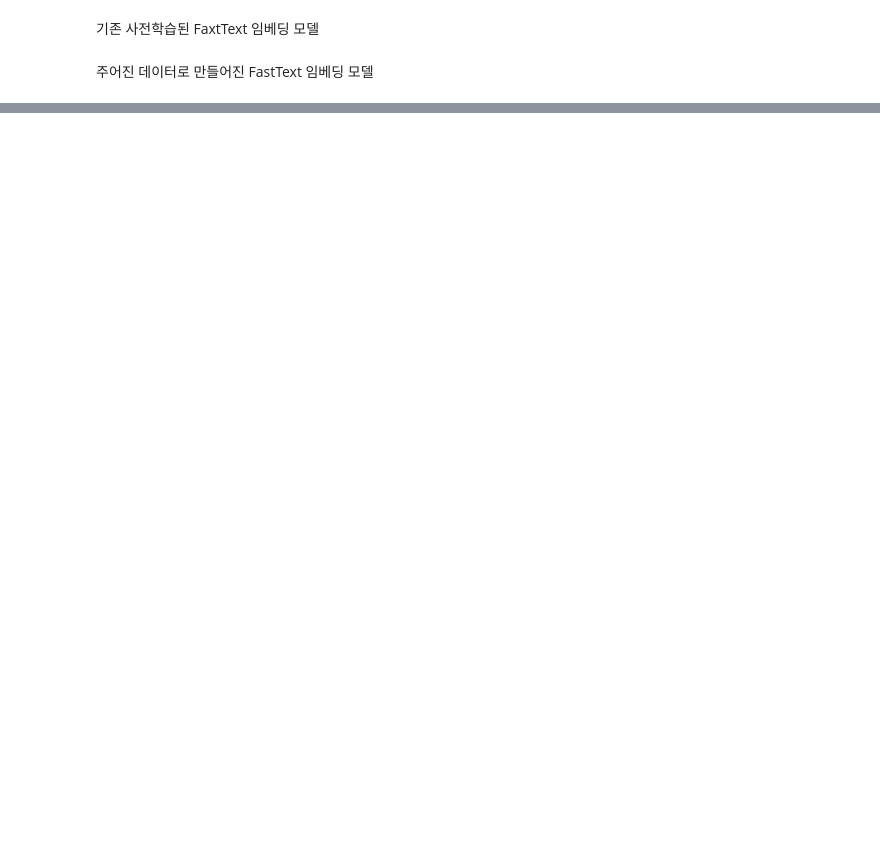
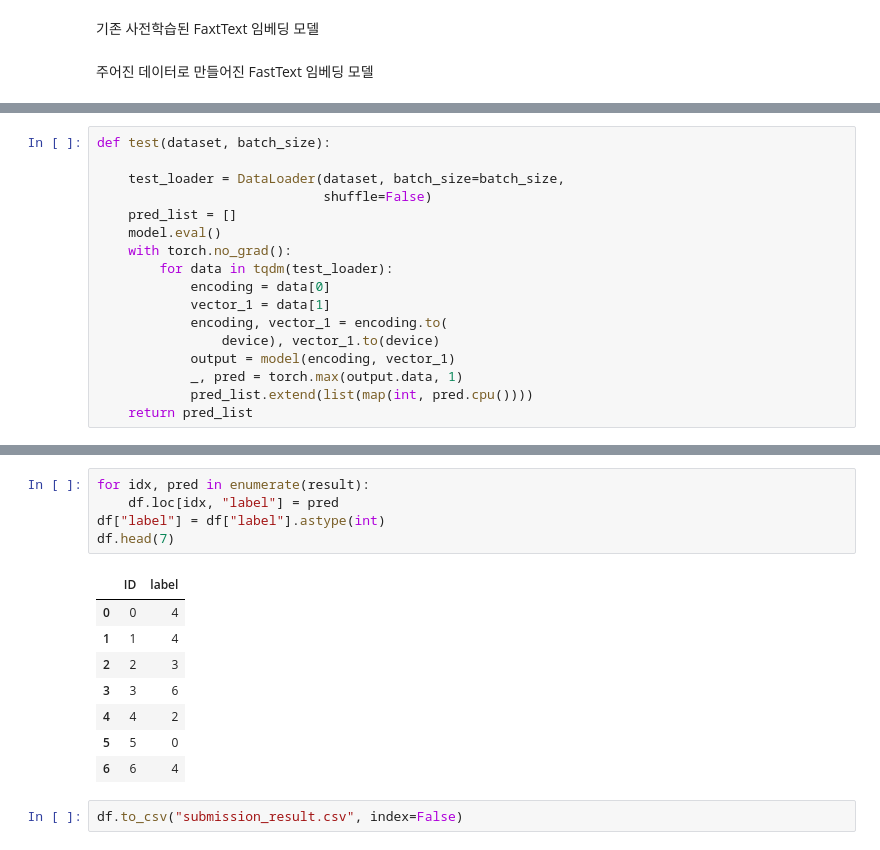
Before and after one commit to HDmoonSir/AIdevTeamD, a Jupyter notebook: [5기-A]이의진/2_korean/korean.ipynb, the cells around one changed output, grey strips where cells are left out. Cells and saved outputs as stored; diff of their text form; blank space fills up the shorter version.

```diff
--- a/[5기-A]이의진/2_korean/korean.ipynb
+++ b/[5기-A]이의진/2_korean/korean.ipynb
@@ -524,0 +596,17 @@ Epoch: 1 - Validation accuracy: 67.43189470462198
+# %%
+def test(dataset, batch_size):
+
+    test_loader = DataLoader(dataset, batch_size=batch_size,
+                             shuffle=False)
+    pred_list = []
+    model.eval()
+    with torch.no_grad():
+        for data in tqdm(test_loader):
+            encoding = data[0]
+            vector_1 = data[1]
+            encoding, vector_1 = encoding.to(
+                device), vector_1.to(device)
+            output = model(encoding, vector_1)
+            _, pred = torch.max(output.data, 1)
+            pred_list.extend(list(map(int, pred.cpu())))
+    return pred_list
@@ -524,0 +637,16 @@ Epoch: 1 - Validation accuracy: 67.43189470462198
+# %%
+for idx, pred in enumerate(result):
+    df.loc[idx, "label"] = pred
+df["label"] = df["label"].astype(int)
+df.head(7)
+# %% [output]
+|  | ID | label |
+| 0 | 0 | 4 |
+| 1 | 1 | 4 |
+| 2 | 2 | 3 |
+| 3 | 3 | 6 |
+| 4 | 4 | 2 |
+| 5 | 5 | 0 |
+| 6 | 6 | 4 |
+# %%
+df.to_csv("submission_result.csv", index=False)
```
Also changed, not shown: parts of 26 cells of this notebook, 11 other files.
